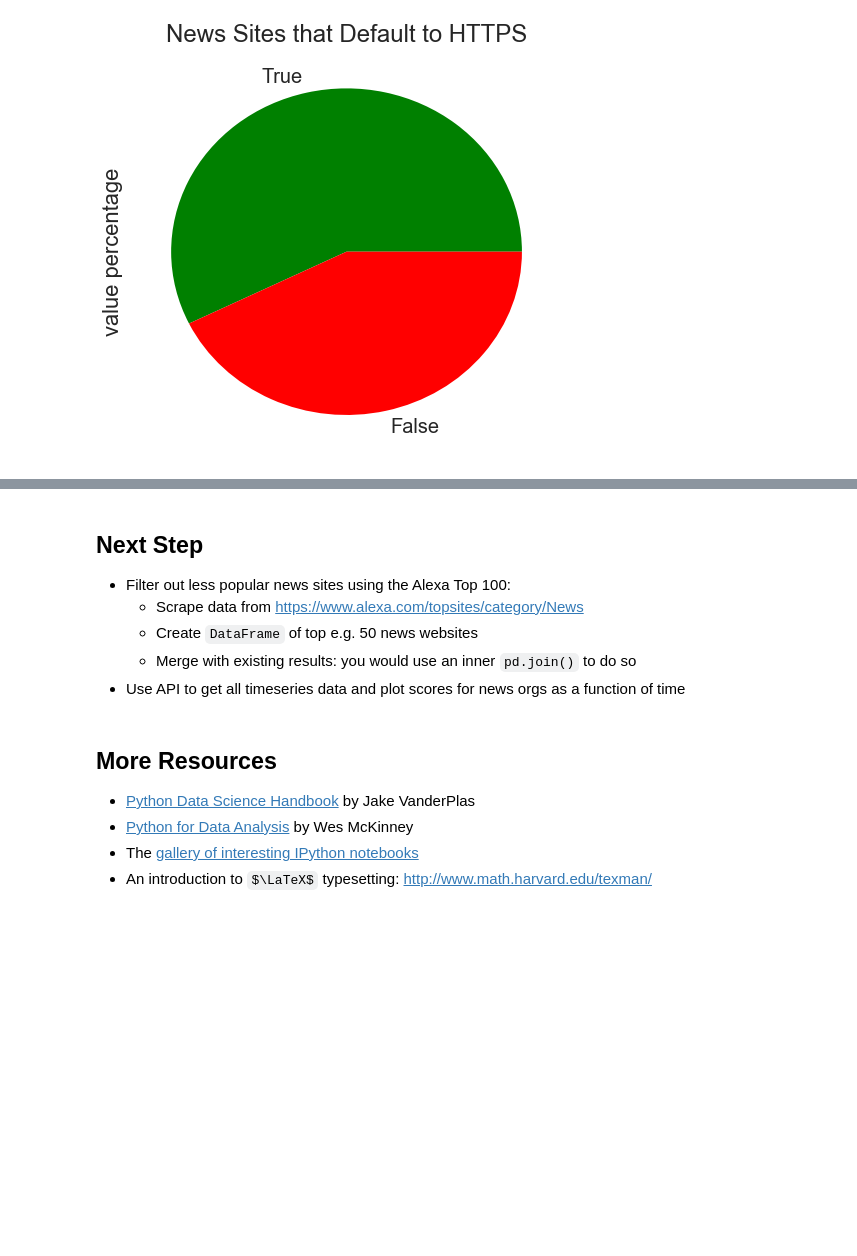
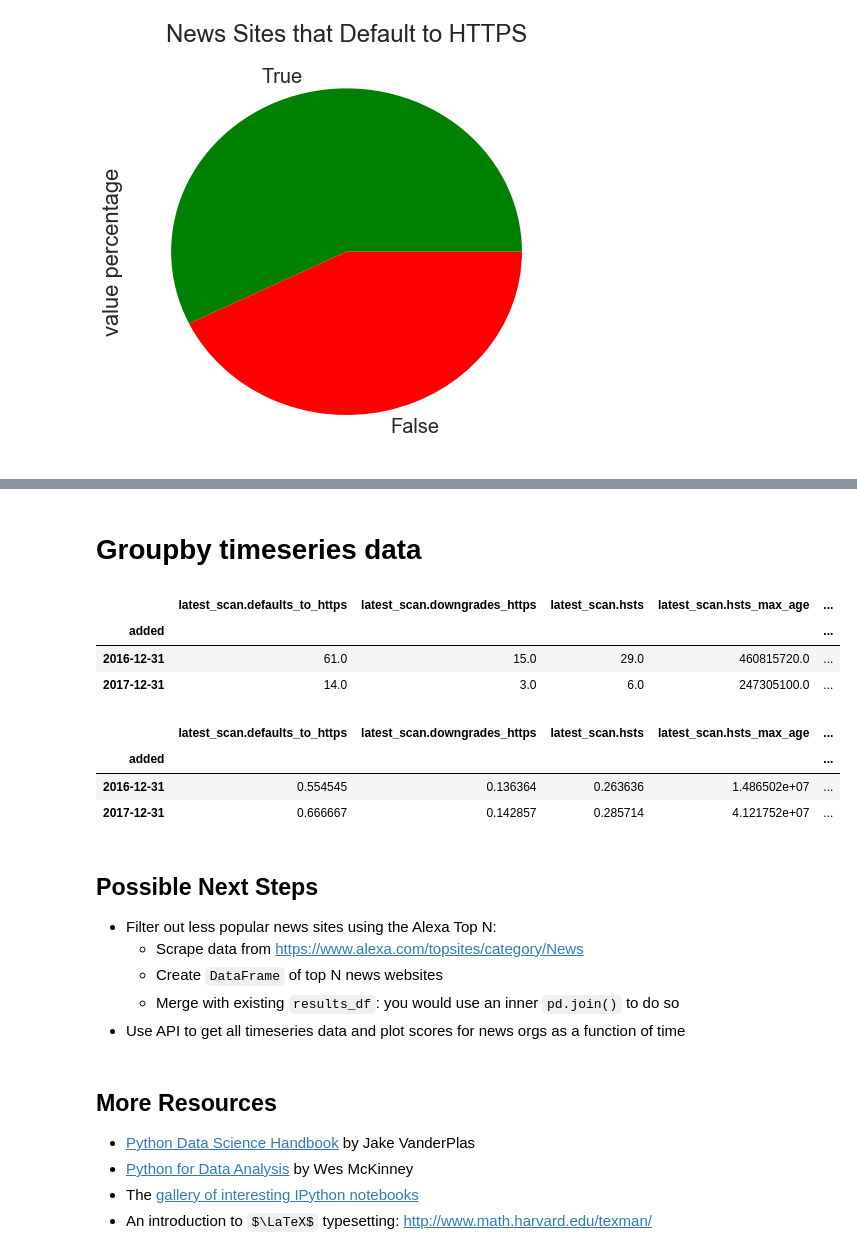
Before and after one commit to redshiftzero/fpf-data-tutorial, a Jupyter notebook: DataAnalysis101.ipynb, the cells around one changed output, grey strips where cells are left out. Saved outputs shown, nothing was run; the diff lists cells and outputs as text; code cells hidden in the pictures; some formulas as TeX source; blank space fills up the shorter version.

```diff
--- a/DataAnalysis101.ipynb
+++ b/DataAnalysis101.ipynb
@@ -335,0 +375,2 @@ https_default['value percentage'].plot(kind='pie', title='News Sites that Defaul
+# %%
+results_df['added'] = pd.to_datetime(results_df['added'])
@@ -336,10 +414,26 @@ https_default['value percentage'].plot(kind='pie', title='News Sites that Defaul
+# %% [markdown]
+# Groupby timeseries data
+# %%
+results_df.groupby([pd.Grouper(key='added', freq='Y')]).aggregate('sum')
+# %% [output]
+|  | latest_scan.defaults_to_https | latest_scan.downgrades_https | latest_scan.hsts | latest_scan.hsts_max_age | ... |
+| added |  |  |  |  | ... |
+| 2016-12-31 | 61.0 | 15.0 | 29.0 | 460815720.0 | ... |
+| 2017-12-31 | 14.0 | 3.0 | 6.0 | 247305100.0 | ... |
+# %%
+results_df.groupby([pd.Grouper(key='added', freq='Y')]).aggregate('mean')
+# %% [output]
+|  | latest_scan.defaults_to_https | latest_scan.downgrades_https | latest_scan.hsts | latest_scan.hsts_max_age | ... |
+| added |  |  |  |  | ... |
+| 2016-12-31 | 0.554545 | 0.136364 | 0.263636 | 1.486502e+07 | ... |
+| 2017-12-31 | 0.666667 | 0.142857 | 0.285714 | 4.121752e+07 | ... |
 # %% [markdown]
-## Next Step
+## Possible Next Steps
 
-* Filter out less popular news sites using the Alexa Top 100:
+* Filter out less popular news sites using the Alexa Top N:
   * Scrape data from https://www.alexa.com/topsites/category/News
-  * Create `DataFrame` of top e.g. 50 news websites
-  * Merge with existing results: you would use an inner `pd.join()` to do so
+  * Create `DataFrame` of top N news websites
+  * Merge with existing `results_df`: you would use an inner `pd.join()` to do so
 * Use API to get all timeseries data and plot scores for news orgs as a function of time
 # %% [markdown]
 ## More Resources
```
Also changed, not shown: parts of 13 cells of this notebook, 1 other file.
